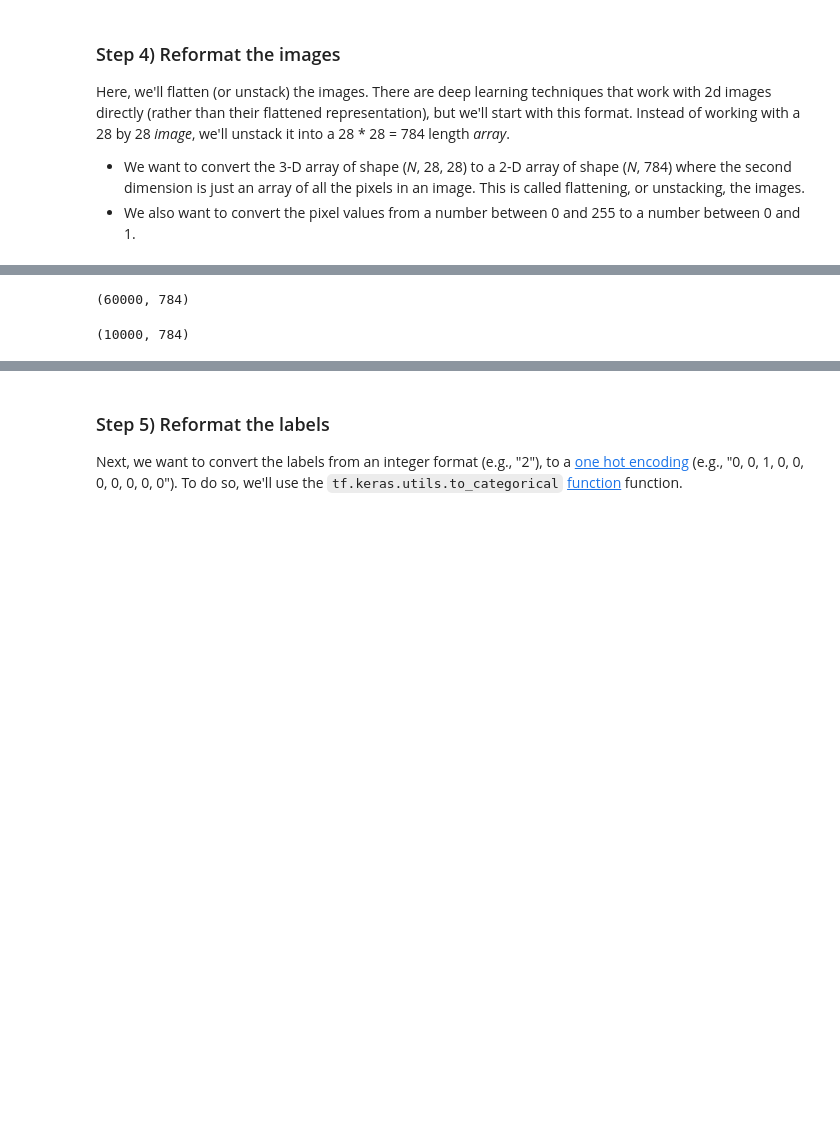
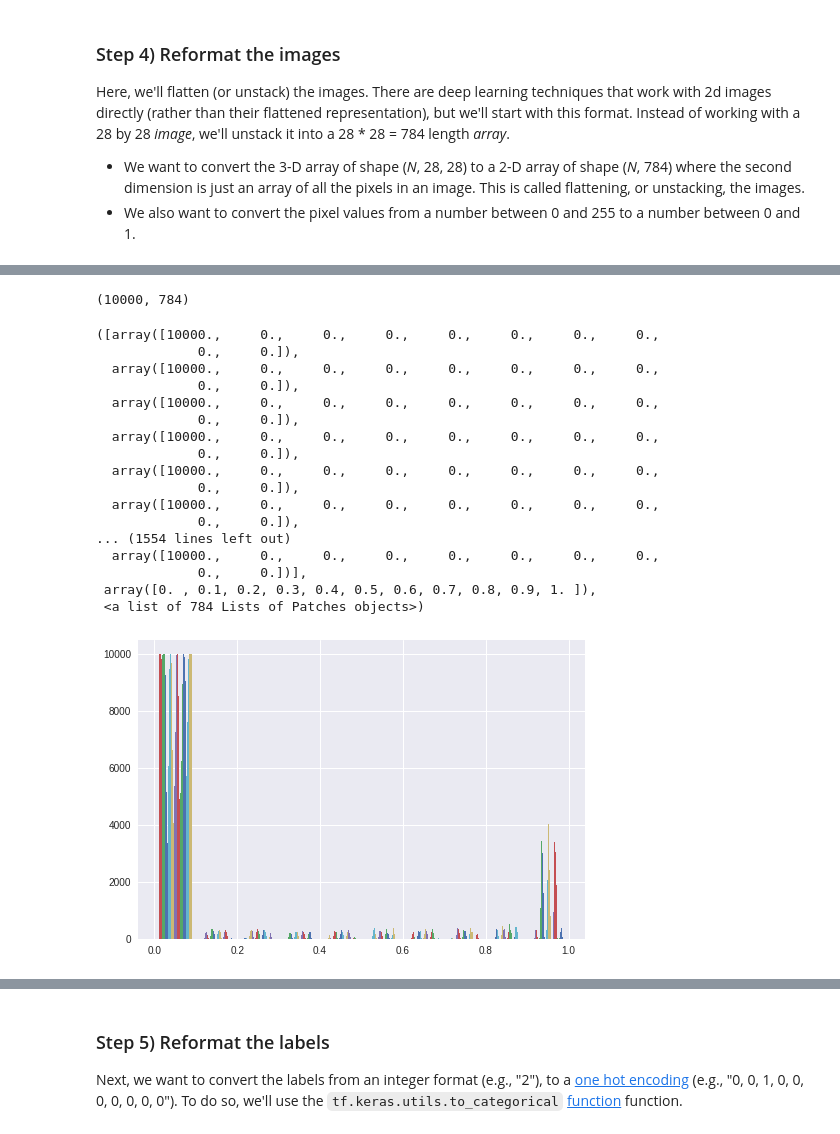
Before and after one commit to cpoptic/workshops, a Jupyter notebook: 1_mnist_with_keras.ipynb, the cells around one changed output, grey strips where cells are left out. Saved outputs shown, nothing was run; the diff lists cells and outputs as text; code cells hidden in the pictures; blank space fills up the shorter version.

```diff
--- a/1_mnist_with_keras.ipynb
+++ b/1_mnist_with_keras.ipynb
@@ -60,7 +69,3 @@ test_images = np.reshape(test_images, (TEST_SIZE, 784))
-# %%
-train_images.shape
-# %% [output]
-(60000, 784)
 # %%
 test_images.shape
 # %% [output]
@@ -72,8 +73,22 @@ test_images = test_images.astype(np.float32)
-# %%
-
-
-# Convert the pixel values from integers between 0 and 255 to floats between 0 and 1
-train_images /= 255
-test_images /=  255
-
-test_images = np.reshape(test_images, (TEST_SIZE, 784))
+# %%
+x = np.arange(0,255)
+plt.hist(test_images)
+# %% [output]
+([array([10000.,     0.,     0.,     0.,     0.,     0.,     0.,     0.,
+             0.,     0.]),
+  array([10000.,     0.,     0.,     0.,     0.,     0.,     0.,     0.,
+             0.,     0.]),
+  array([10000.,     0.,     0.,     0.,     0.,     0.,     0.,     0.,
+             0.,     0.]),
+  array([10000.,     0.,     0.,     0.,     0.,     0.,     0.,     0.,
+             0.,     0.]),
+  array([10000.,     0.,     0.,     0.,     0.,     0.,     0.,     0.,
+             0.,     0.]),
+  array([10000.,     0.,     0.,     0.,     0.,     0.,     0.,     0.,
+             0.,     0.]),
+... (1554 lines left out)
+  array([10000.,     0.,     0.,     0.,     0.,     0.,     0.,     0.,
+             0.,     0.])],
+ array([0. , 0.1, 0.2, 0.3, 0.4, 0.5, 0.6, 0.7, 0.8, 0.9, 1. ]),
+ <a list of 784 Lists of Patches objects>)
+[figure, added]
```
Also changed, not shown: parts of 21 cells of this notebook.
